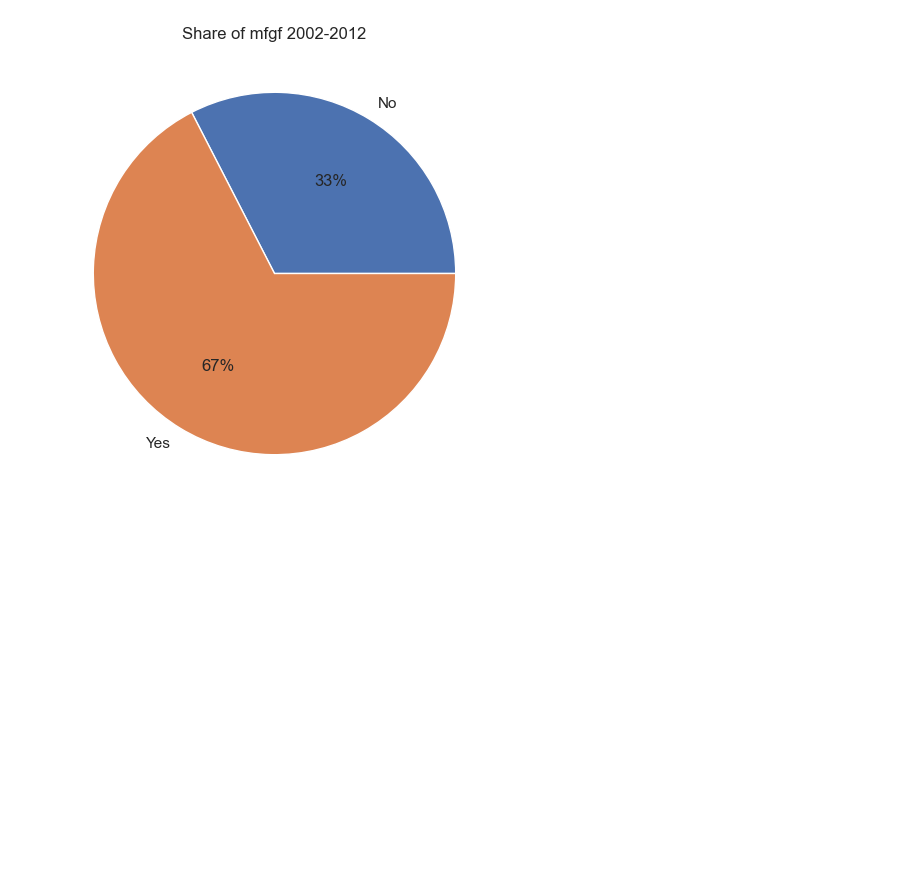
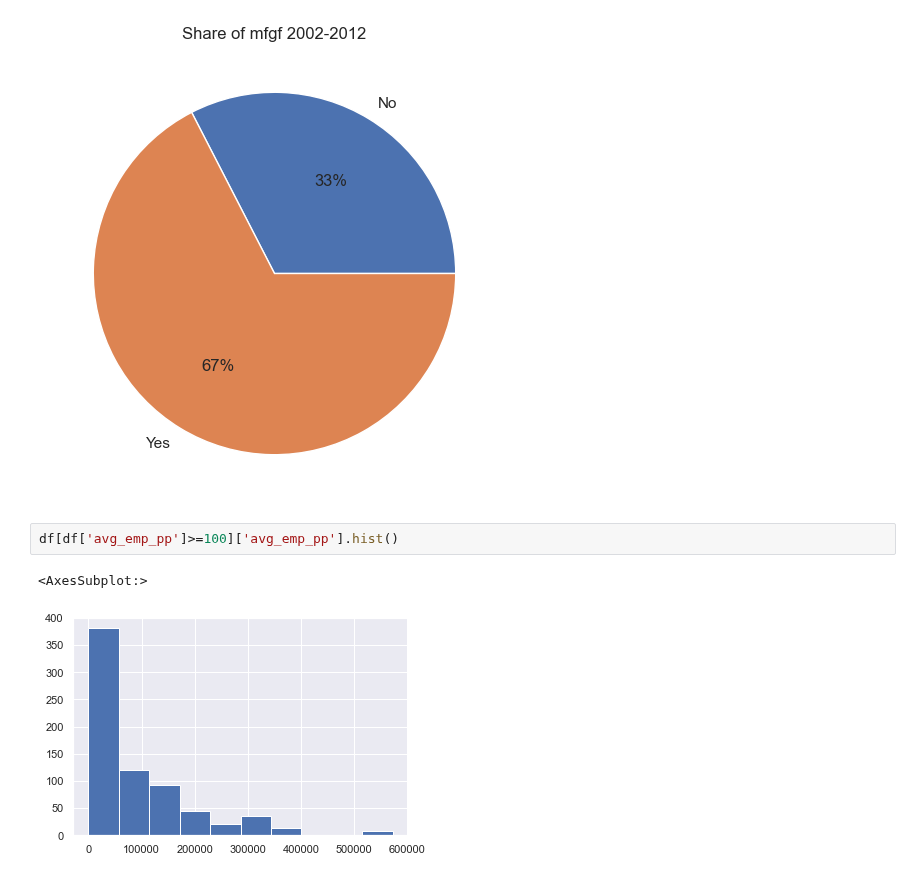
Before and after one commit to bang-a-coder/thesis-analysis, a Jupyter notebook: explore_visual.ipynb, the cells around one changed output. Cells and saved outputs as stored; diff of their text form; blank space fills up the shorter version.

```diff
--- a/explore_visual.ipynb
+++ b/explore_visual.ipynb
@@ -66,3 +67,8 @@ df['public_count'].hist()
 pieOf(df, 'mfgf')
 # %% [output]
 [figure]
+# %%
+df[df['avg_emp_pp']>=100]['avg_emp_pp'].hist()
+# %% [output]
+<AxesSubplot:>
+[figure, added]
```
Also changed, not shown: parts of 1 cell of this notebook, 3 other files.
